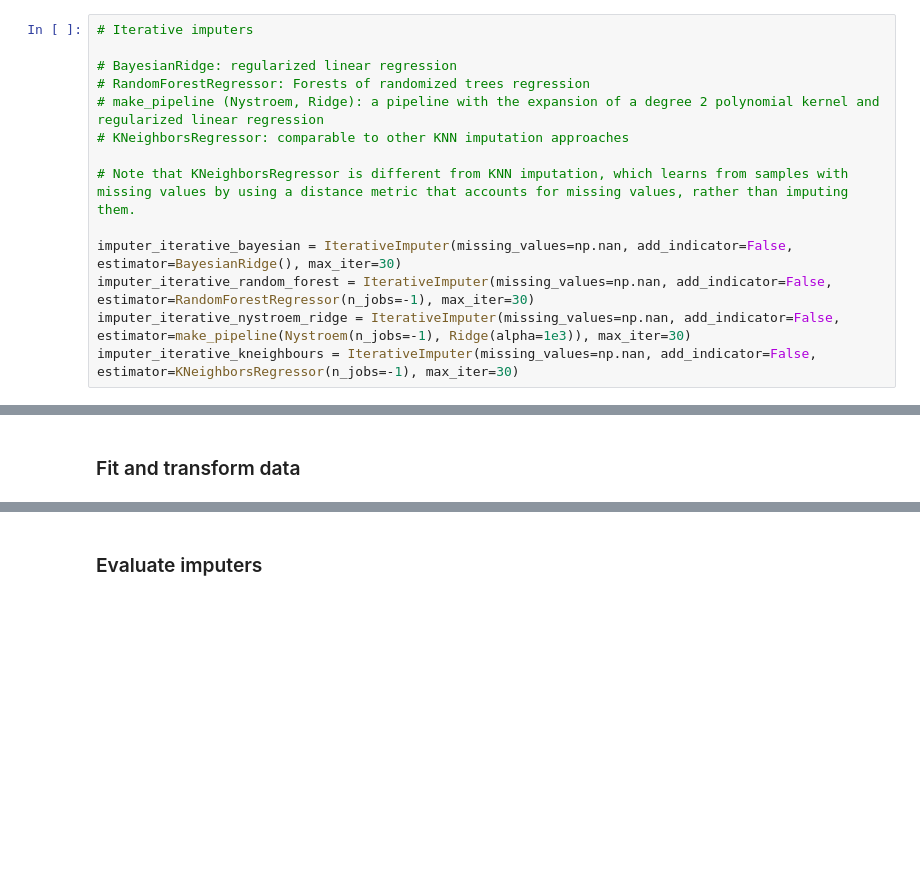
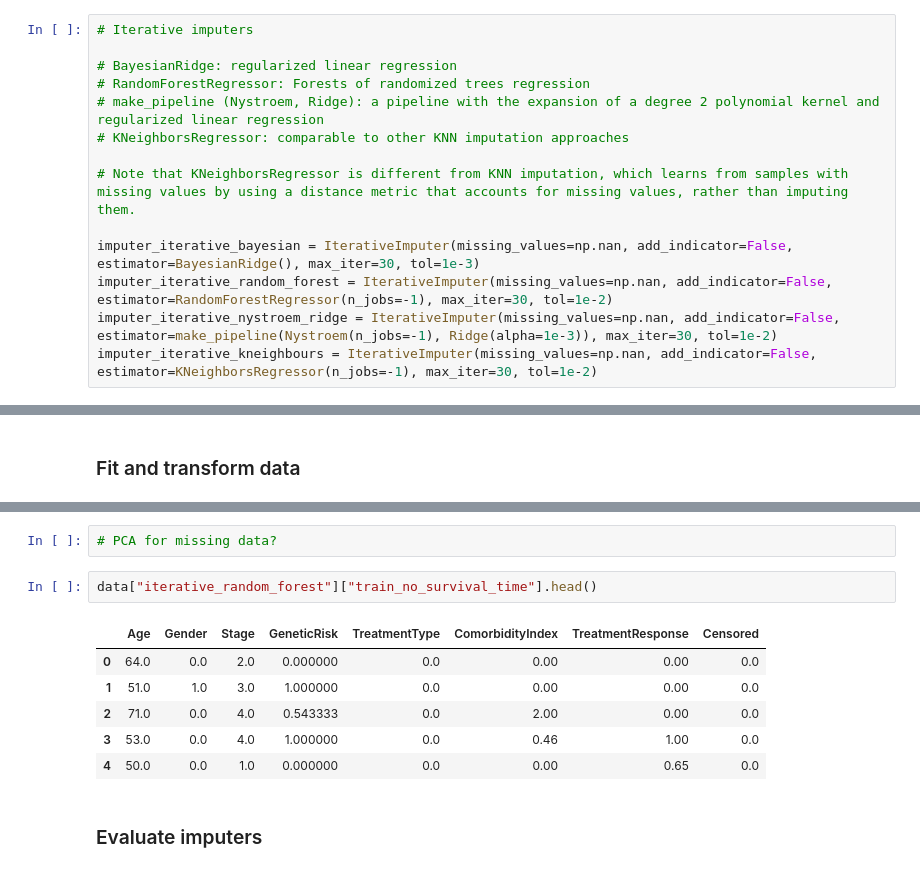
Before and after one commit to PiotrCenda/myeloma-survival-prediction, a Jupyter notebook: myeloma_survival_prediction.ipynb, the cells around one changed output, grey strips where cells are left out. Cells and saved outputs as stored; diff of their text form; blank space fills up the shorter version.

Commit message:
best model + imput method search

```diff
--- a/myeloma_survival_prediction.ipynb
+++ b/myeloma_survival_prediction.ipynb
@@ -186,10 +192,10 @@ imputer_knn_distance = KNNImputer(missing_values=np.nan, add_indicator=False, we
 
 # Note that KNeighborsRegressor is different from KNN imputation, which learns from samples with missing values by using a distance metric that accounts for missing values, rather than imputing them.
 
-imputer_iterative_bayesian = IterativeImputer(missing_values=np.nan, add_indicator=False, estimator=BayesianRidge(), max_iter=30)
-imputer_iterative_random_forest = IterativeImputer(missing_values=np.nan, add_indicator=False, estimator=RandomForestRegressor(n_jobs=-1), max_iter=30)
-imputer_iterative_nystroem_ridge = IterativeImputer(missing_values=np.nan, add_indicator=False, estimator=make_pipeline(Nystroem(n_jobs=-1), Ridge(alpha=1e3)), max_iter=30)
-imputer_iterative_kneighbours = IterativeImputer(missing_values=np.nan, add_indicator=False, estimator=KNeighborsRegressor(n_jobs=-1), max_iter=30)
+imputer_iterative_bayesian = IterativeImputer(missing_values=np.nan, add_indicator=False, estimator=BayesianRidge(), max_iter=30, tol=1e-3)
+imputer_iterative_random_forest = IterativeImputer(missing_values=np.nan, add_indicator=False, estimator=RandomForestRegressor(n_jobs=-1), max_iter=30, tol=1e-2)
+imputer_iterative_nystroem_ridge = IterativeImputer(missing_values=np.nan, add_indicator=False, estimator=make_pipeline(Nystroem(n_jobs=-1), Ridge(alpha=1e-3)), max_iter=30, tol=1e-2)
+imputer_iterative_kneighbours = IterativeImputer(missing_values=np.nan, add_indicator=False, estimator=KNeighborsRegressor(n_jobs=-1), max_iter=30, tol=1e-2)
 # %%
 data = {}
 data["mean"] = {"imputer": imputer_mean}
@@ -232,3 +251,14 @@ Calculating iterative_kneighbours...
+# %%
+# PCA for missing data?
+# %%
+data["iterative_random_forest"]["train_no_survival_time"].head()
+# %% [output]
+|  | Age | Gender | Stage | GeneticRisk | TreatmentType | ComorbidityIndex | TreatmentResponse | Censored |
+| 0 | 64.0 | 0.0 | 2.0 | 0.000000 | 0.0 | 0.00 | 0.00 | 0.0 |
+| 1 | 51.0 | 1.0 | 3.0 | 1.000000 | 0.0 | 0.00 | 0.00 | 0.0 |
+| 2 | 71.0 | 0.0 | 4.0 | 0.543333 | 0.0 | 2.00 | 0.00 | 0.0 |
+| 3 | 53.0 | 0.0 | 4.0 | 1.000000 | 0.0 | 0.46 | 1.00 | 0.0 |
+| 4 | 50.0 | 0.0 | 1.0 | 0.000000 | 0.0 | 0.00 | 0.65 | 0.0 |
 # %% [markdown]
 ### Evaluate imputers
 # %%
```
Also changed, not shown: parts of 6 cells of this notebook.
